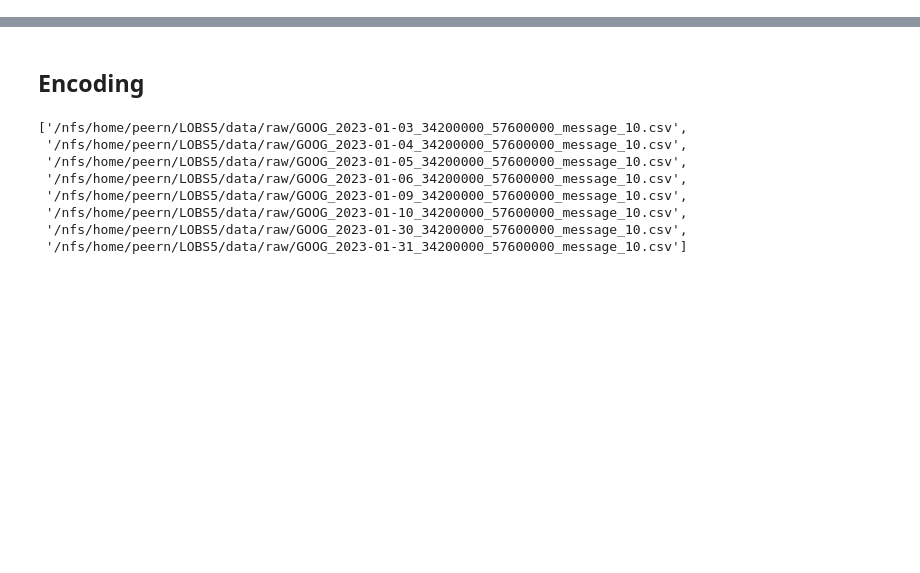
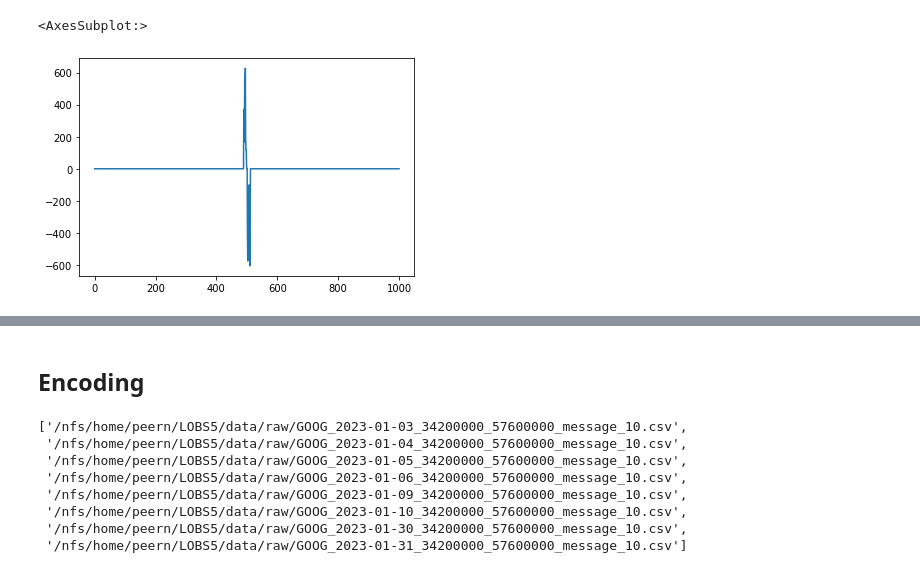
Before and after one commit to saschafrey/LOBS5_Prediction, a Jupyter notebook: lob/lobster_preproc.ipynb, the cells around one changed output, grey strips where cells are left out. Drawn from its saved outputs; the diff is of its cells as text; code cells hidden in the pictures; blank space fills up the shorter version.

```diff
--- a/lob/lobster_preproc.ipynb
+++ b/lob/lobster_preproc.ipynb
@@ -46,3 +45,6 @@ b = pd.read_csv(
     index_col=False,
     header=None
 )
+# %%
+#b_proc = np.load('/nfs/home/peern/LOBS5/data/test/GOOG_2022-07-01_34200000_57600000_orderbook_10_proc.npy')
+b_proc = np.load('/nfs/home/peern/LOBS5/data/test/GOOG_2023-01-04_34200000_57600000_orderbook_10_proc.npy')
@@ -48,0 +55,2 @@ b = pd.read_csv(
+# %%
+b_proc = pd.DataFrame(b_proc)
@@ -48,0 +72,5 @@ b = pd.read_csv(
+# %%
+b_proc.iloc[100000].plot()
+# %% [output]
+<AxesSubplot:>
+[figure, added]
```
Also changed, not shown: parts of 25 cells of this notebook, 5 other files.
